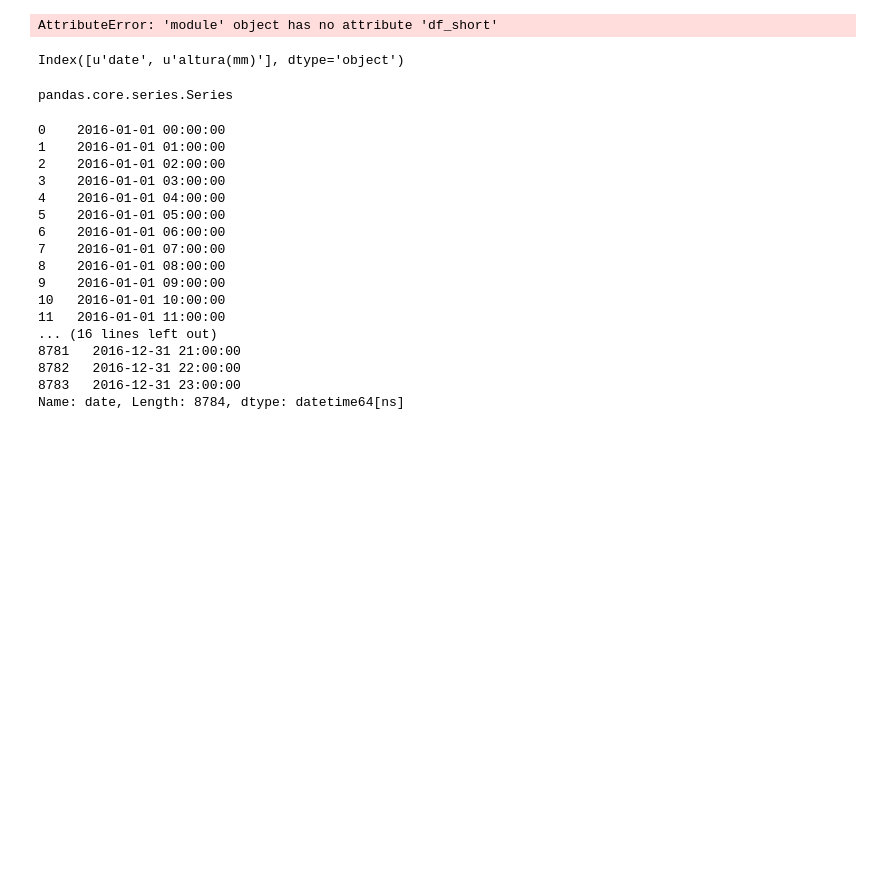
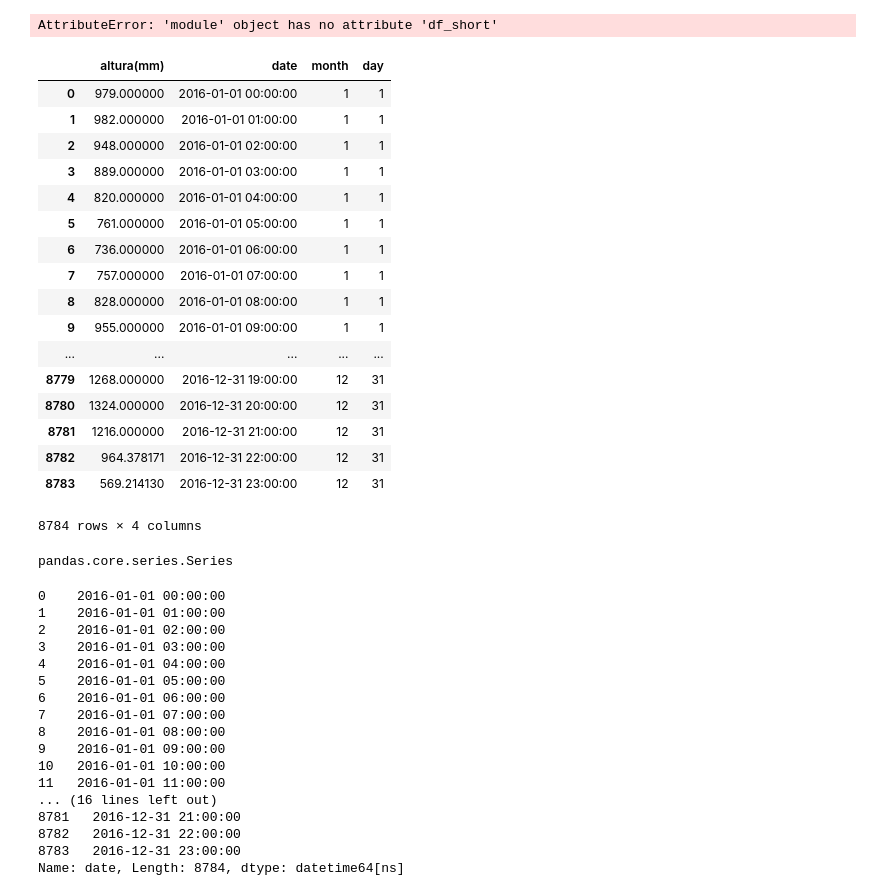
Before and after one commit to DaniraRios/Computacional1, a Jupyter notebook: actividad7/Untitled0.ipynb, the cells around one changed output. Drawn from its saved outputs; the diff is of its cells as text; code cells hidden in the pictures; blank space fills up the shorter version.

```diff
--- a/actividad7/Untitled0.ipynb
+++ b/actividad7/Untitled0.ipynb
@@ -53,8 +73,25 @@ print df
 # %% [output]
 AttributeError: 'module' object has no attribute 'df_short'
 # %%
- df_short.columns
+ df_short
 # %% [output]
+|  | altura(mm) | date | month | day |
+| 0 | 979.000000 | 2016-01-01 00:00:00 | 1 | 1 |
+| 1 | 982.000000 | 2016-01-01 01:00:00 | 1 | 1 |
+| 2 | 948.000000 | 2016-01-01 02:00:00 | 1 | 1 |
+| 3 | 889.000000 | 2016-01-01 03:00:00 | 1 | 1 |
+| 4 | 820.000000 | 2016-01-01 04:00:00 | 1 | 1 |
+| 5 | 761.000000 | 2016-01-01 05:00:00 | 1 | 1 |
+| 6 | 736.000000 | 2016-01-01 06:00:00 | 1 | 1 |
+| 7 | 757.000000 | 2016-01-01 07:00:00 | 1 | 1 |
+| 8 | 828.000000 | 2016-01-01 08:00:00 | 1 | 1 |
+| 9 | 955.000000 | 2016-01-01 09:00:00 | 1 | 1 |
+| ... | ... | ... | ... | ... |
+| 8779 | 1268.000000 | 2016-12-31 19:00:00 | 12 | 31 |
+| 8780 | 1324.000000 | 2016-12-31 20:00:00 | 12 | 31 |
+| 8781 | 1216.000000 | 2016-12-31 21:00:00 | 12 | 31 |
+| 8782 | 964.378171 | 2016-12-31 22:00:00 | 12 | 31 |
+| 8783 | 569.214130 | 2016-12-31 23:00:00 | 12 | 31 |
-Index([u'date', u'altura(mm)'], dtype='object')
+8784 rows × 4 columns
 # %%
 df_short['month']=pd.DatetimeIndex(df_short[u'date']).month
```
Also changed, not shown: parts of 23 cells of this notebook, 1 other file.
